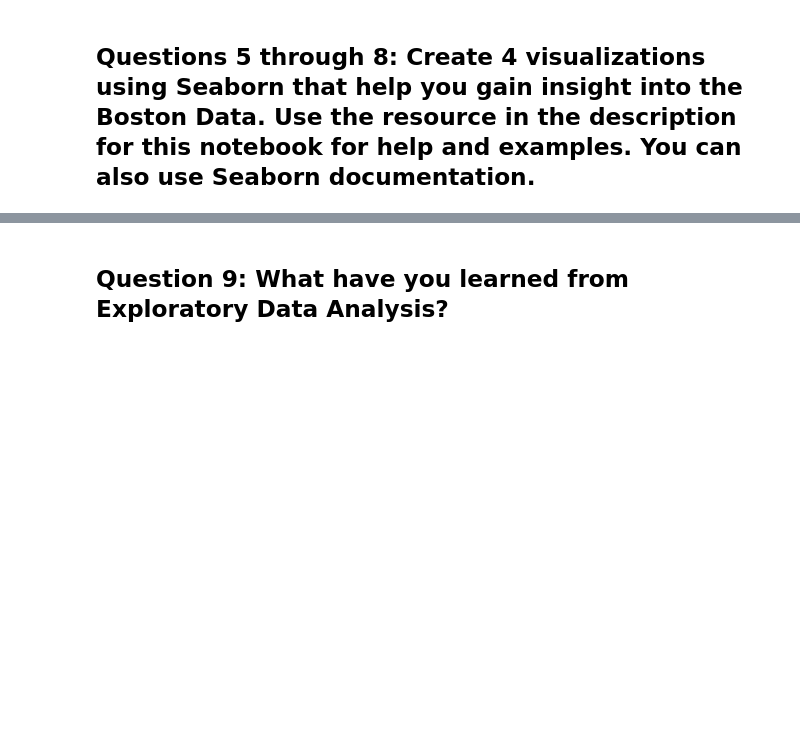
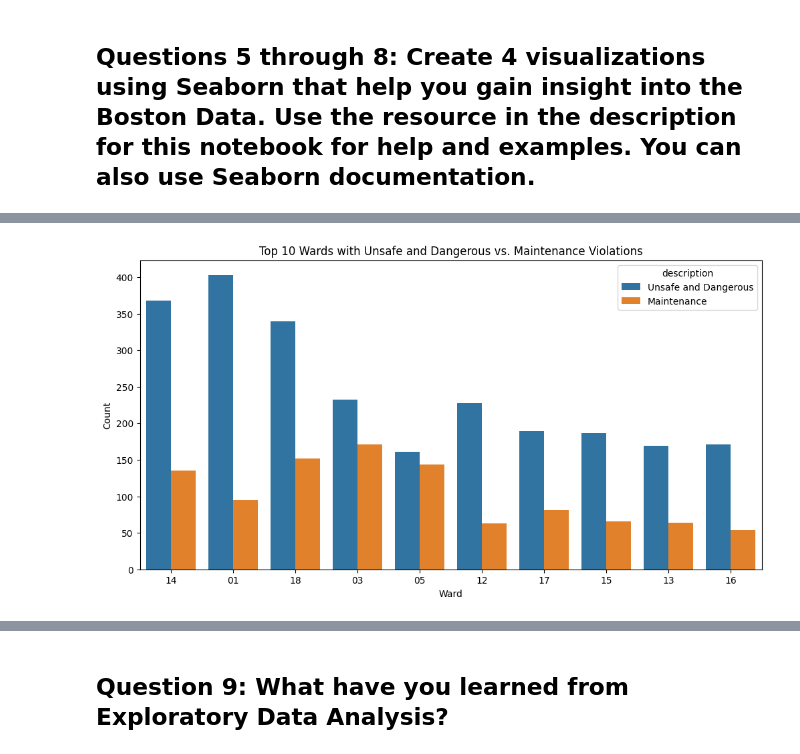
Before and after one commit to oscarno22/boston-data, a Jupyter notebook: Boston_Data_Exploration.ipynb, the cells around one changed output, grey strips where cells are left out. Drawn from its saved outputs; the diff is of its cells as text; code cells hidden in the pictures; blank space fills up the shorter version.

```diff
--- a/Boston_Data_Exploration.ipynb
+++ b/Boston_Data_Exploration.ipynb
@@ -213,0 +213,15 @@ memory usage: 1.0+ MB
+# %%
+# Question 6 Visualization
+# get the top wards
+plt.figure(figsize=(12, 6))
+# get the top wards
+ward_counts = bostondata_filtered['ward'].value_counts()
+top_wards = ward_counts.nlargest(10).index
+sns.countplot(data=bostondata_filtered[bostondata_filtered['ward'].isin(top_wards)],
+              x='ward', hue='description', order=top_wards)
+plt.title('Top 10 Wards with Unsafe and Dangerous vs. Maintenance Violations')
+plt.xlabel('Ward')
+plt.ylabel('Count')
+plt.show()
+# %% [output]
+[figure, added]
```
Also changed, not shown: parts of 12 cells of this notebook.
